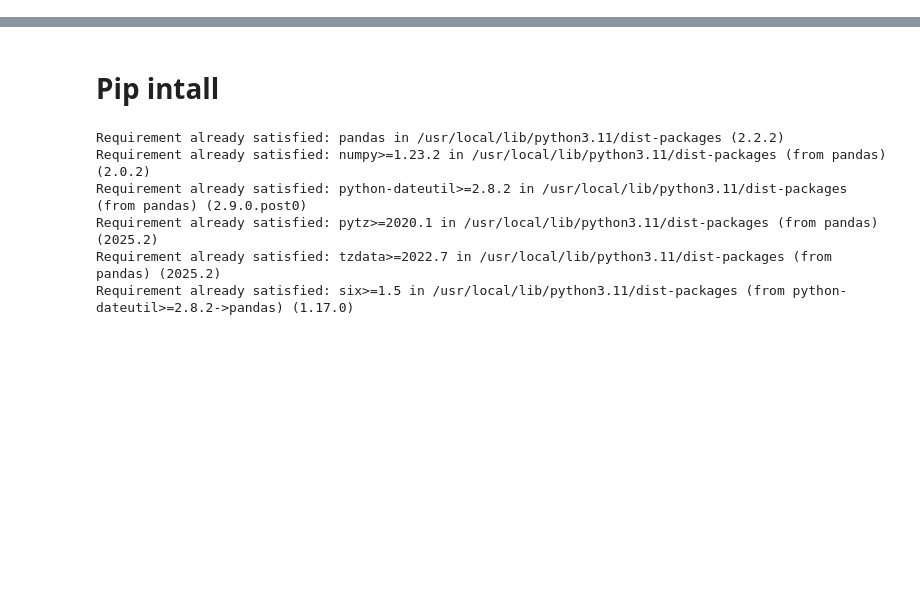
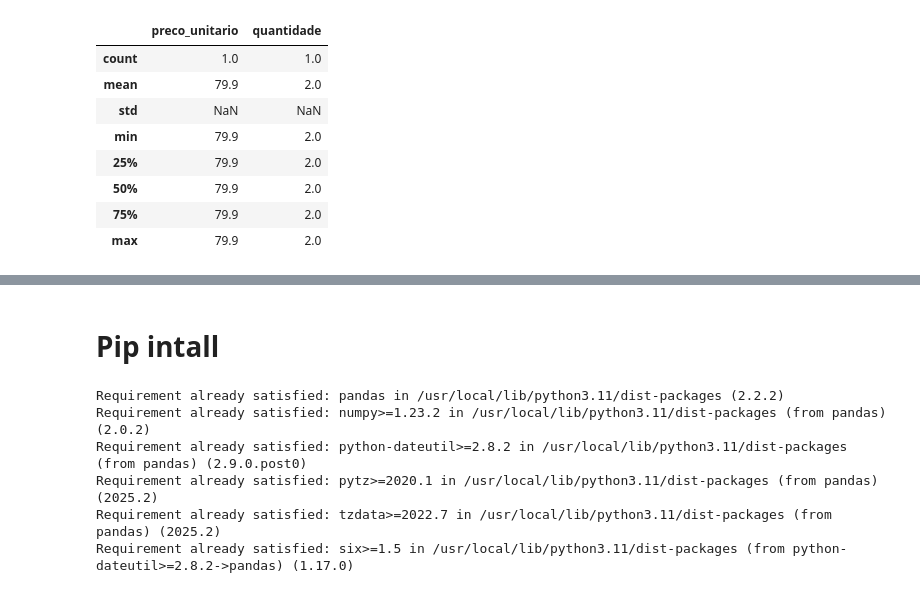
Before and after one commit to wesleyorrr/AND_AL_ONE, a Jupyter notebook: Analise_dados0.ipynb, the cells around one changed output, grey strips where cells are left out. Saved outputs shown, nothing was run; the diff lists cells and outputs as text; code cells hidden in the pictures; blank space fills up the shorter version.

```diff
--- a/Analise_dados0.ipynb
+++ b/Analise_dados0.ipynb
@@ -2,0 +41,12 @@
+# %%
+df.describe()
+# %% [output]
+|  | preco_unitario | quantidade |
+| count | 1.0 | 1.0 |
+| mean | 79.9 | 2.0 |
+| std | NaN | NaN |
+| min | 79.9 | 2.0 |
+| 25% | 79.9 | 2.0 |
+| 50% | 79.9 | 2.0 |
+| 75% | 79.9 | 2.0 |
+| max | 79.9 | 2.0 |
```
Also changed, not shown: parts of 8 cells of this notebook.
